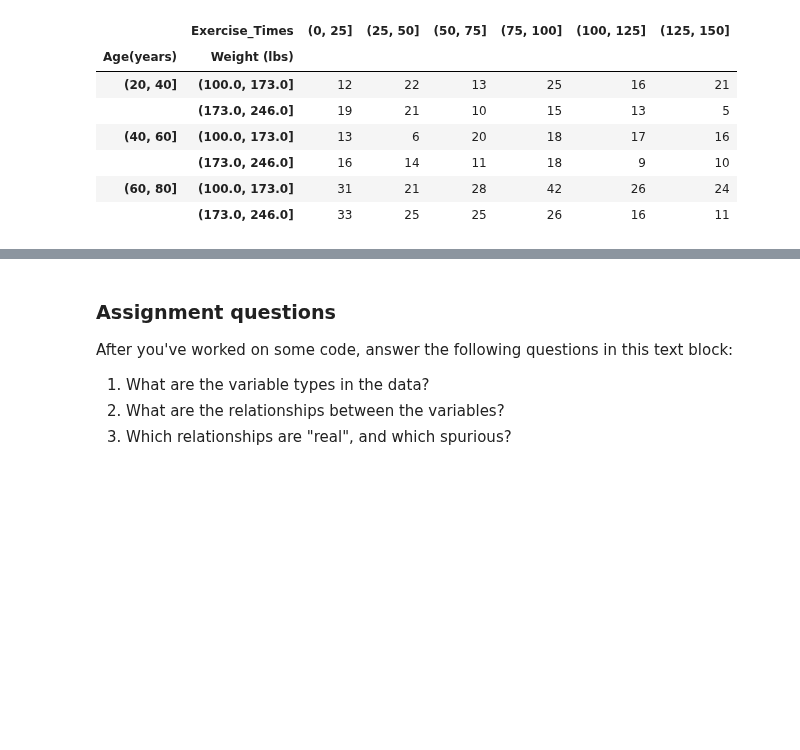
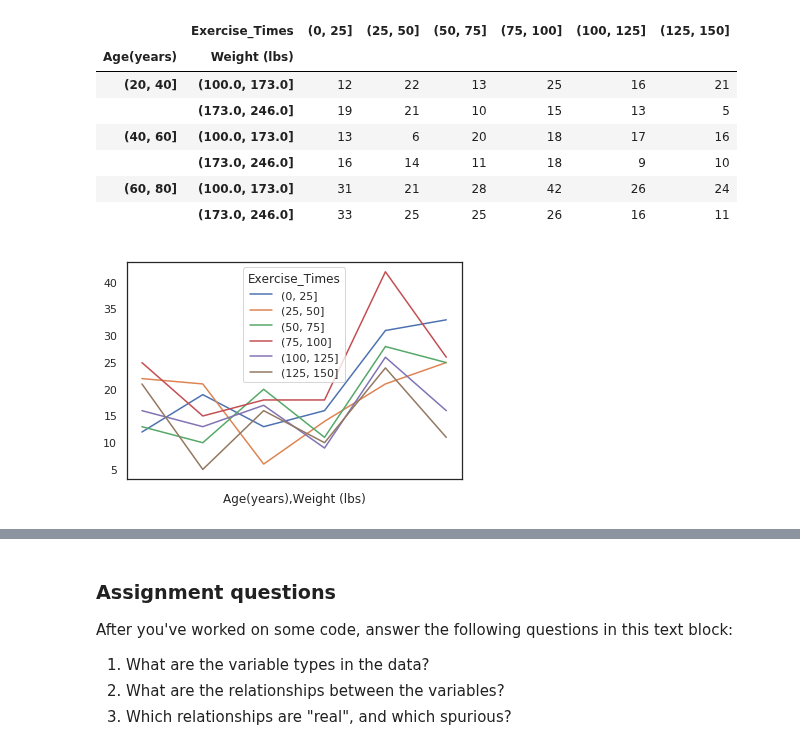
Before and after one commit to HeyLaxmi/DS-Unit-1-Sprint-1-Dealing-With-Data, a Jupyter notebook: LS_DS_114_Making_Data_backed_Assertions.ipynb, the cells around one changed output, grey strips where cells are left out. Saved outputs shown, nothing was run; the diff lists cells and outputs as text; code cells hidden in the pictures; blank space fills up the shorter version.

```diff
--- a/LS_DS_114_Making_Data_backed_Assertions.ipynb
+++ b/LS_DS_114_Making_Data_backed_Assertions.ipynb
@@ -329,3 +329,8 @@ pd.crosstab([age_bin, weight_bin], exercise_time_bin, rownames= ['Age(years)', '
 |  | (173.0, 246.0] | 16 | 14 | 11 | 18 | 9 | 10 |
 | (60, 80] | (100.0, 173.0] | 31 | 21 | 28 | 42 | 26 | 24 |
 |  | (173.0, 246.0] | 33 | 25 | 25 | 26 | 16 | 11 |
+# %%
+ct = pd.crosstab([age_bin, weight_bin], exercise_time_bin, rownames= ['Age(years)', 'Weight (lbs)'], colnames = ['Exercise_Times'])
+ct.plot();
+# %% [output]
+[figure, added]
```
Also changed, not shown: parts of 4 cells of this notebook.
